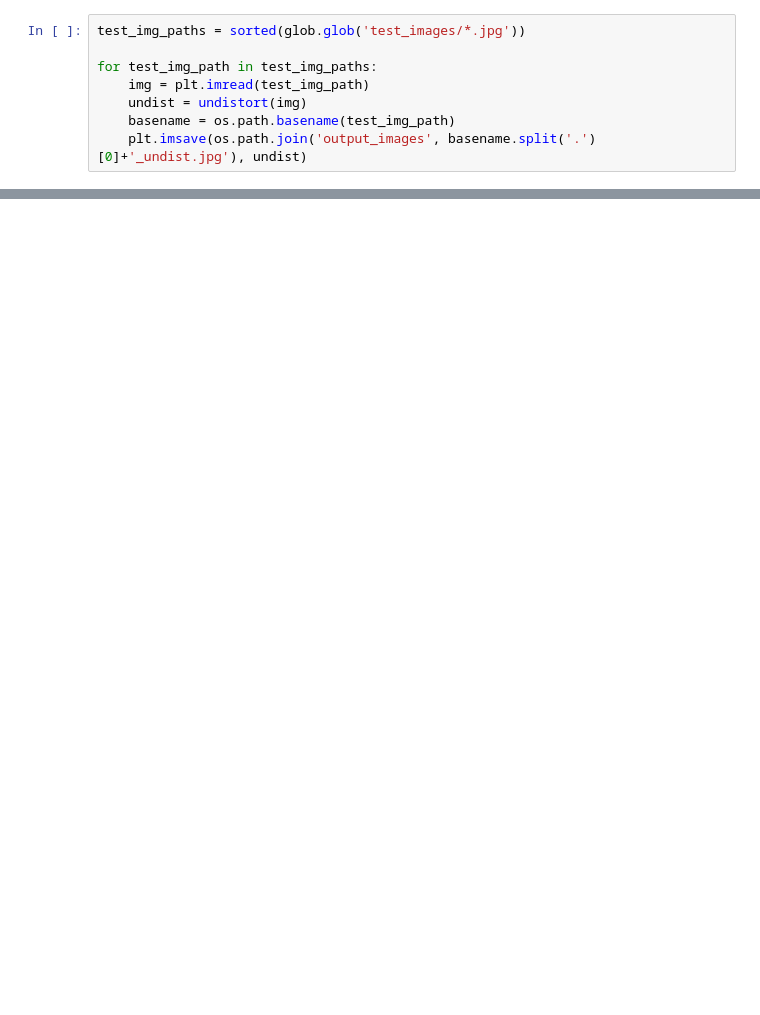
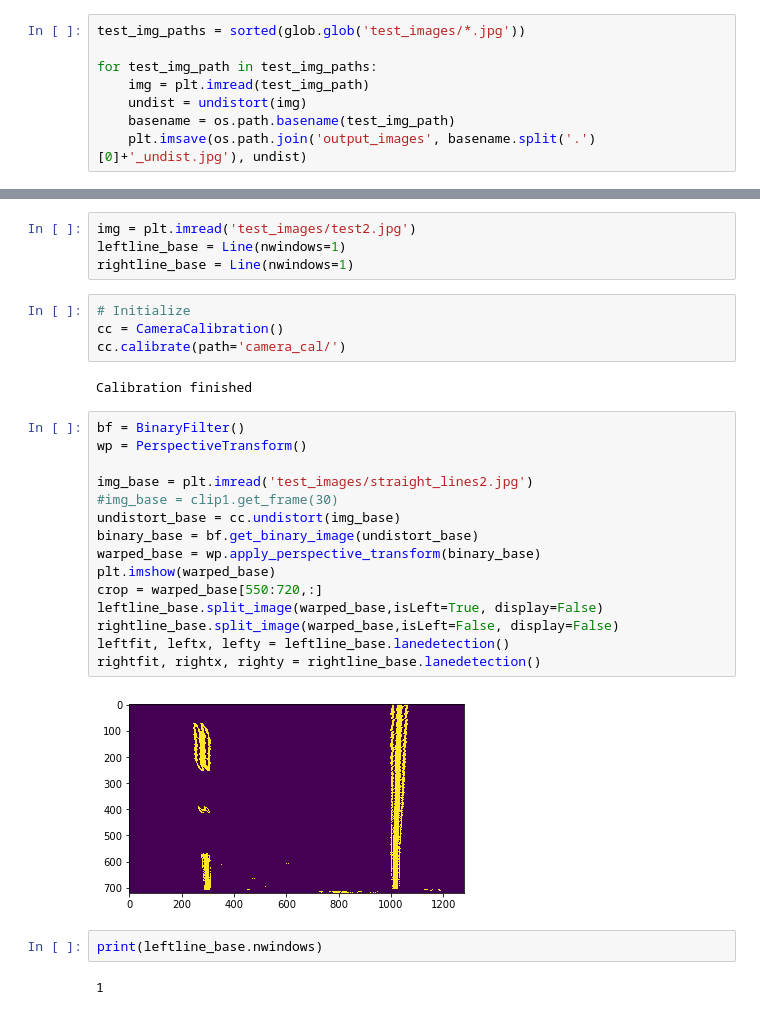
Before and after one commit to alisoltani/UdacityCarND-Project4, a Jupyter notebook: lanedetection.ipynb, the cells around one changed output, grey strips where cells are left out. Saved outputs shown, nothing was run; the diff lists cells and outputs as text; blank space fills up the shorter version.

```diff
--- a/lanedetection.ipynb
+++ b/lanedetection.ipynb
@@ -451,0 +466,31 @@ plt.show()
+# %%
+img = plt.imread('test_images/test2.jpg')
+leftline_base = Line(nwindows=1)
+rightline_base = Line(nwindows=1)
+# %%
+# Initialize
+cc = CameraCalibration()
+cc.calibrate(path='camera_cal/')
+# %% [output]
+Calibration finished
+# %%
+bf = BinaryFilter()
+wp = PerspectiveTransform()
+
+img_base = plt.imread('test_images/straight_lines2.jpg')
+#img_base = clip1.get_frame(30)
+undistort_base = cc.undistort(img_base)
+binary_base = bf.get_binary_image(undistort_base)
+warped_base = wp.apply_perspective_transform(binary_base)
+plt.imshow(warped_base)
+crop = warped_base[550:720,:]
+leftline_base.split_image(warped_base,isLeft=True, display=False)
+rightline_base.split_image(warped_base,isLeft=False, display=False)
+leftfit, leftx, lefty = leftline_base.lanedetection()
+rightfit, rightx, righty = rightline_base.lanedetection()
+# %% [output]
+[figure, added]
+# %%
+print(leftline_base.nwindows)
+# %% [output]
+1
```
Also changed, not shown: parts of 19 cells of this notebook, 5 other files.
